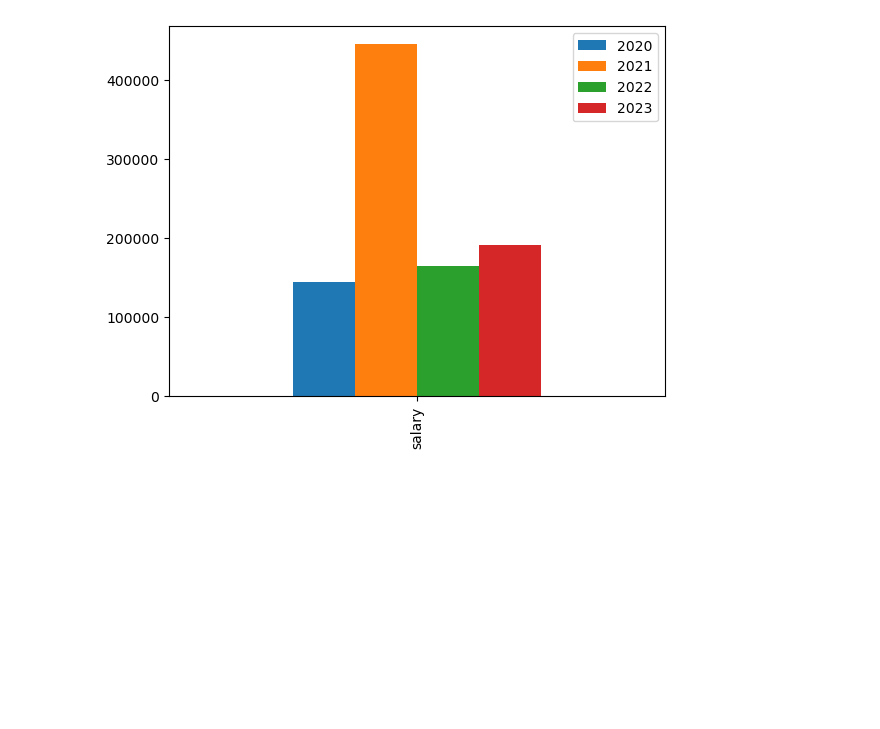
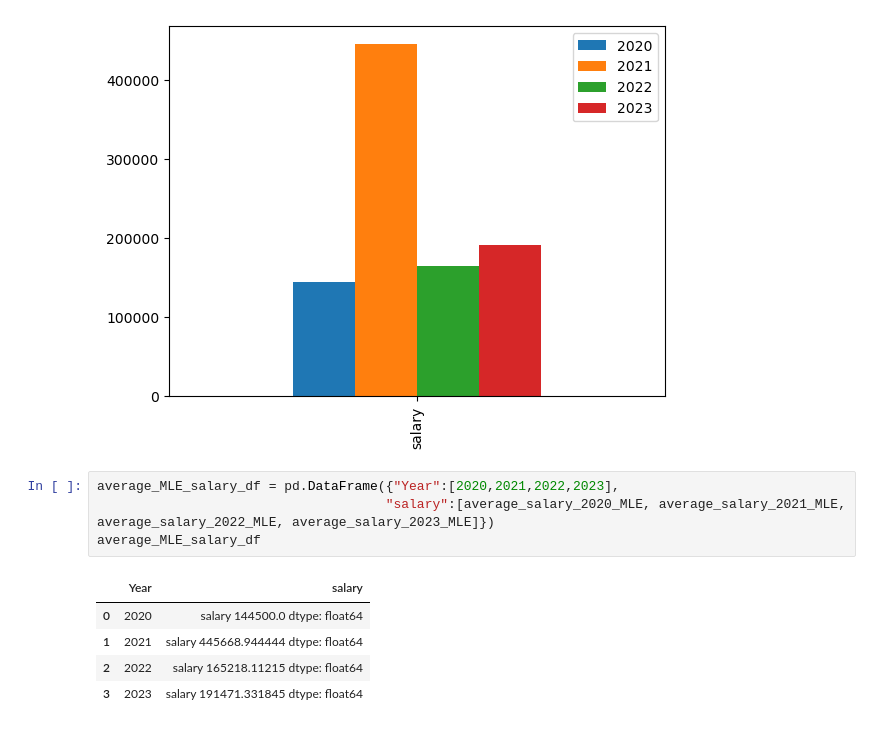
Before and after one commit to christian-a-smith/project-1, a Jupyter notebook: Trends-over-3-years.ipynb, the cells around one changed output. Drawn from its saved outputs; the diff is of its cells as text; blank space fills up the shorter version.

Commit message:
dataframe questions

```diff
--- a/Trends-over-3-years.ipynb
+++ b/Trends-over-3-years.ipynb
@@ -256,3 +256,13 @@ average_MLE_salary_df.plot.bar()
 # %% [output]
 <Axes: >
 [figure]
+# %%
+average_MLE_salary_df = pd.DataFrame({"Year":[2020,2021,2022,2023],
+                                     "salary":[average_salary_2020_MLE, average_salary_2021_MLE, average_salary_2022_MLE, average_salary_2023_MLE]})
+average_MLE_salary_df
+# %% [output]
+|  | Year | salary |
+| 0 | 2020 | salary 144500.0 dtype: float64 |
+| 1 | 2021 | salary 445668.944444 dtype: float64 |
+| 2 | 2022 | salary 165218.11215 dtype: float64 |
+| 3 | 2023 | salary 191471.331845 dtype: float64 |
```
